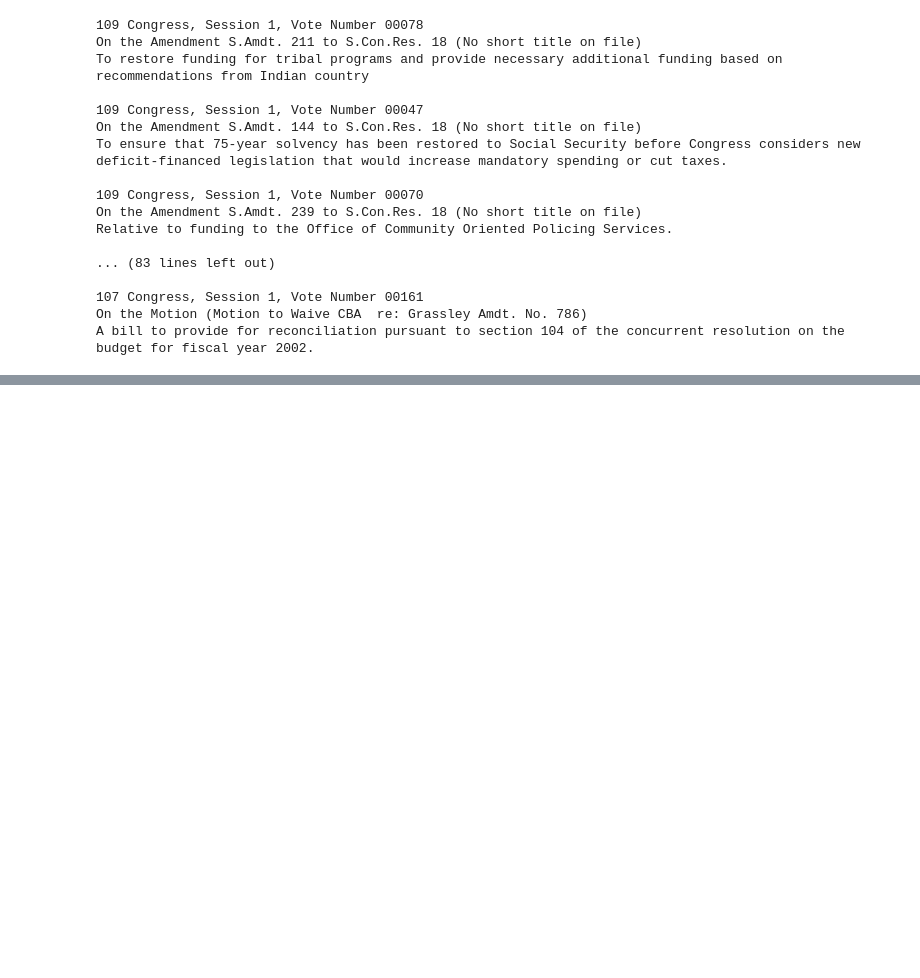
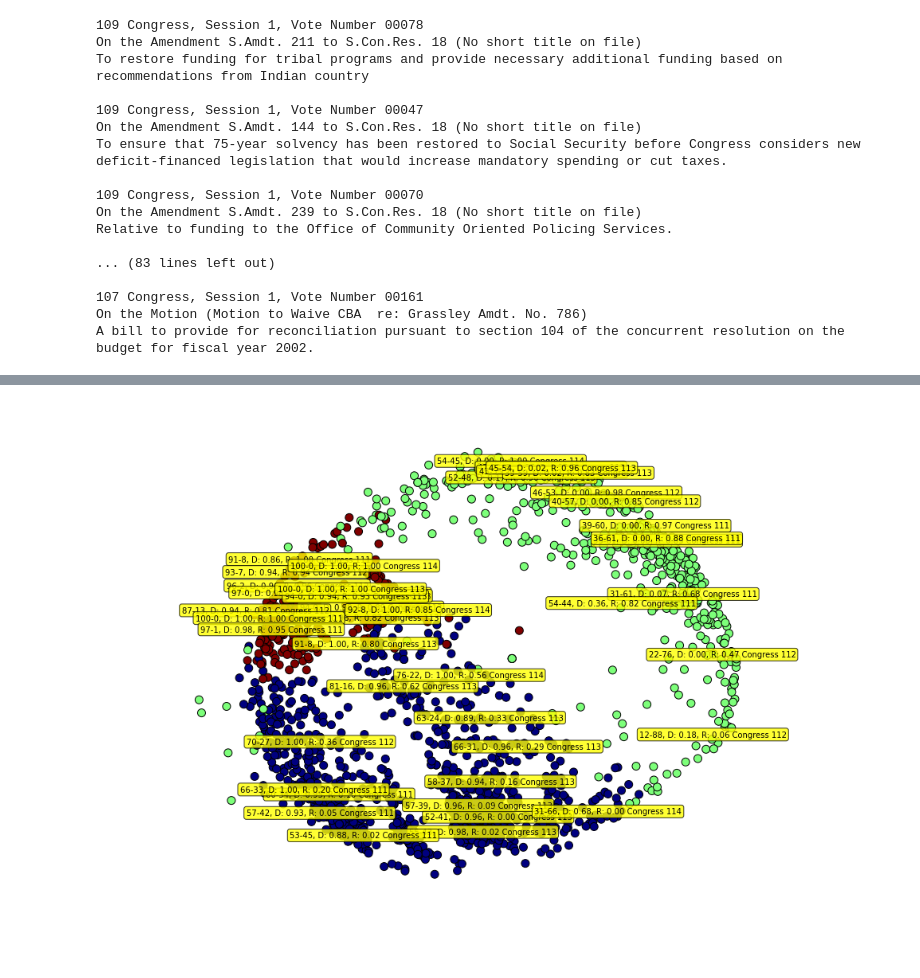
Before and after one commit to ashrestha91/senators, a Jupyter notebook: PartisanBills.ipynb, the cells around one changed output, grey strips where cells are left out. Cells and saved outputs as stored; diff of their text form; code cells hidden in the pictures; blank space fills up the shorter version.

```diff
--- a/PartisanBills.ipynb
+++ b/PartisanBills.ipynb
@@ -91,0 +129,57 @@ A bill to provide for reconciliation pursuant to section 104 of the concurrent r
+# %%
+senator_vectorizer = DictVectorizer()
+bill_ids = obama_bills.keys()
+votes = [ obama_bills[bill_id] for bill_id in bill_ids ]
+features = senator_vectorizer.fit_transform(votes)
+# %%
+mds = MDS()
+coords = mds.fit_transform(features.toarray())
+# %%
+labels = AgglomerativeClustering(n_clusters=3).fit_predict(features.toarray())
+# %%
+plot = plt.scatter(coords[:,0], coords[:,1], c=labels, s=100)
+plt.axis("off")
+
+senators = senator_vectorizer.get_feature_names()
+
+def percent(fun, lst):
+    matching = sum([ int(fun(x)) for x in lst])
+    return matching / float(len(lst))
+
+def invert_cluster_labels(labels):
+    """
+    Takes in an array-like of shape [n_samples]
+    and returns a dict mapping each label to the list of samples in that cluster
+    """
+    result = defaultdict(list)
+    for sample, label in enumerate(labels):
+        result[label].append(sample)
+    return result
+
+for cluster in invert_cluster_labels(labels).values():
+    random_bills = random.sample([(coords[i], bill_ids[i]) for i in cluster], 15)
+    for xy, (cong, sess, vote_num) in random_bills:
+        raw_xml = coll.find({"congress": cong, "session": sess, "vote_num": vote_num},{"raw": 1})[0]['raw']
+        root = etree.XML(raw_xml.encode('utf-8'))
+
+        bill = obama_bills[(cong, sess, vote_num)]
+
+        yeas = root.xpath("count/yeas")[0].text
+        nays = root.xpath("count/nays")[0].text
+        vote_result = root.xpath("vote_result_text")[0].text
+
+        dems = filter(lambda (name, vote_score): "(D-" in name, bill.items())
+        gop  = filter(lambda (name, vote_score): "(R-" in name, bill.items())
+
+        percent_dem_yeas = percent(lambda (name, vote_score): vote_score > 0, dems)
+        percent_gop_yeas = percent(lambda (name, vote_score): vote_score > 0, gop)
+
+        annotation = "{0}-{1}, D: {2:.2f}, R: {3:.2f} Congress {4}".format(yeas, nays, percent_dem_yeas, percent_gop_yeas, cong)
+
+        plt.annotate(annotation, xy = xy, xytext = (1, 1),
+            textcoords = 'offset points', ha = 'center', va = 'bottom',
+            bbox = dict(boxstyle = 'round,pad=0.3', fc="yellow",alpha = .8)
+        )
+plt.show()
+# %% [output]
+[figure, added]
```
Also changed, not shown: parts of 7 cells of this notebook.
